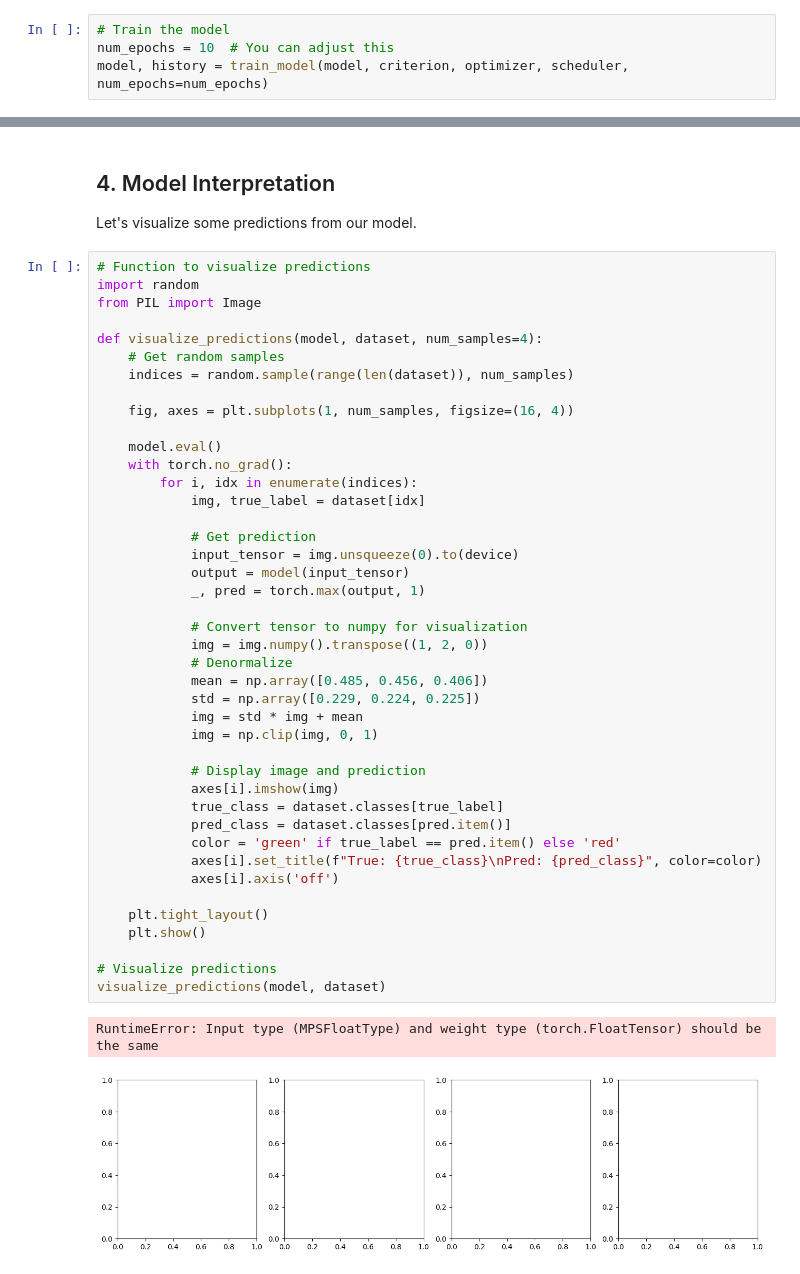
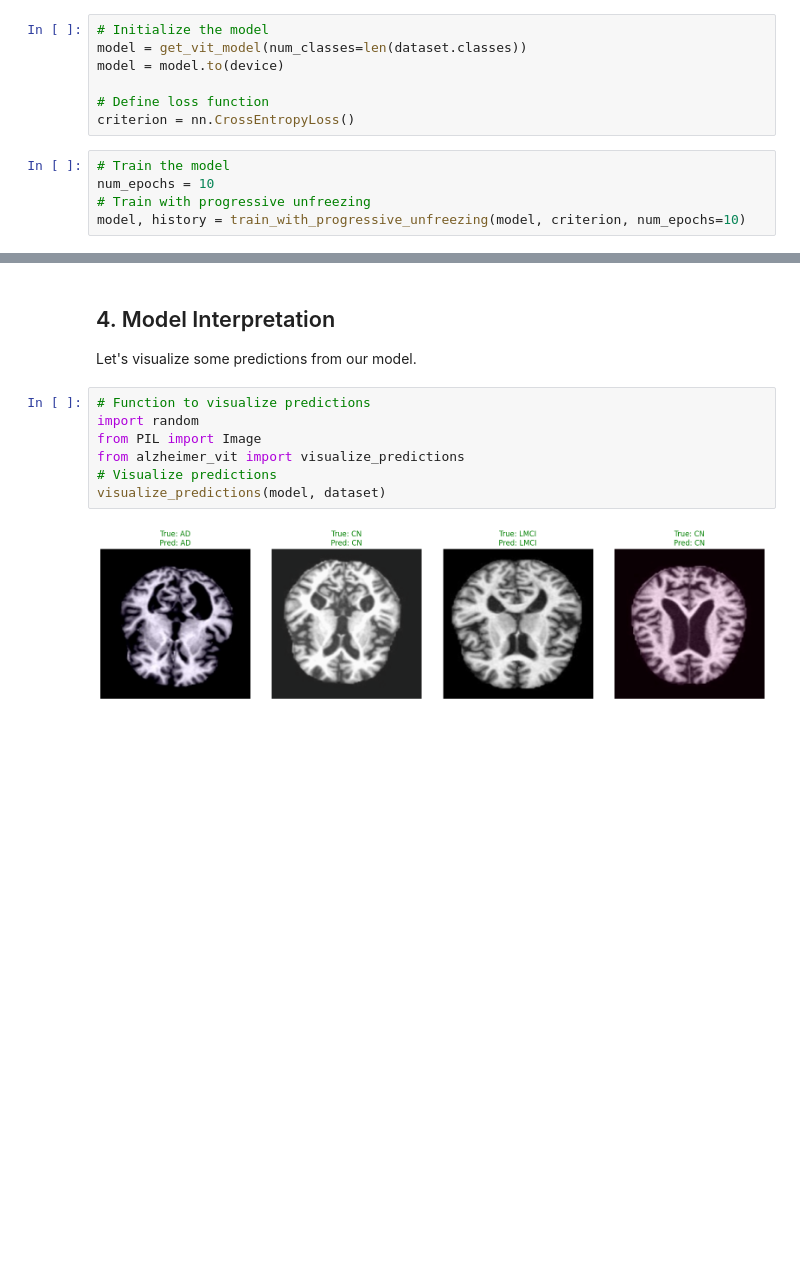
Before and after one commit to Will-Wei7/ADNI_Classifier, a Jupyter notebook: alzheimer_vit_import_notebook.ipynb, the cells around one changed output, grey strips where cells are left out. Cells and saved outputs as stored; diff of their text form; blank space fills up the shorter version.

Commit message:
progressive unfreezing adopted

```diff
--- a/alzheimer_vit_import_notebook.ipynb
+++ b/alzheimer_vit_import_notebook.ipynb
@@ -133,8 +143,16 @@ VisionTransformer(
 )
 Total parameters: 85,801,732
 Trainable parameters: 85,801,732
+# %%
+# Initialize the model
+model = get_vit_model(num_classes=len(dataset.classes))
+model = model.to(device)
+
+# Define loss function
+criterion = nn.CrossEntropyLoss()
 # %%
 # Train the model
-num_epochs = 10  # You can adjust this
-model, history = train_model(model, criterion, optimizer, scheduler, num_epochs=num_epochs)
+num_epochs = 10
+# Train with progressive unfreezing
+model, history = train_with_progressive_unfreezing(model, criterion, num_epochs=10)
 # %% [output]
@@ -207,45 +322,9 @@ Let's visualize some predictions from our model.
 # %%
 # Function to visualize predictions
 import random
 from PIL import Image
-
-def visualize_predictions(model, dataset, num_samples=4):
-    # Get random samples
-    indices = random.sample(range(len(dataset)), num_samples)
-
-    fig, axes = plt.subplots(1, num_samples, figsize=(16, 4))
-
-    model.eval()
-    with torch.no_grad():
-        for i, idx in enumerate(indices):
-            img, true_label = dataset[idx]
-
-            # Get prediction
-            input_tensor = img.unsqueeze(0).to(device)
-            output = model(input_tensor)
-            _, pred = torch.max(output, 1)
-
-            # Convert tensor to numpy for visualization
-            img = img.numpy().transpose((1, 2, 0))
-            # Denormalize
-            mean = np.array([0.485, 0.456, 0.406])
-            std = np.array([0.229, 0.224, 0.225])
-            img = std * img + mean
-            img = np.clip(img, 0, 1)
-
-            # Display image and prediction
-            axes[i].imshow(img)
-            true_class = dataset.classes[true_label]
-            pred_class = dataset.classes[pred.item()]
-            color = 'green' if true_label == pred.item() else 'red'
-            axes[i].set_title(f"True: {true_class}\nPred: {pred_class}", color=color)
-            axes[i].axis('off')
-
-    plt.tight_layout()
-    plt.show()
-
+from alzheimer_vit import visualize_predictions
 # Visualize predictions
 visualize_predictions(model, dataset)
 # %% [output]
-RuntimeError: Input type (MPSFloatType) and weight type (torch.FloatTensor) should be the same
-[figure, old version]
+[figure, new version]
```
Also changed, not shown: parts of 7 cells of this notebook, 9 other files.
